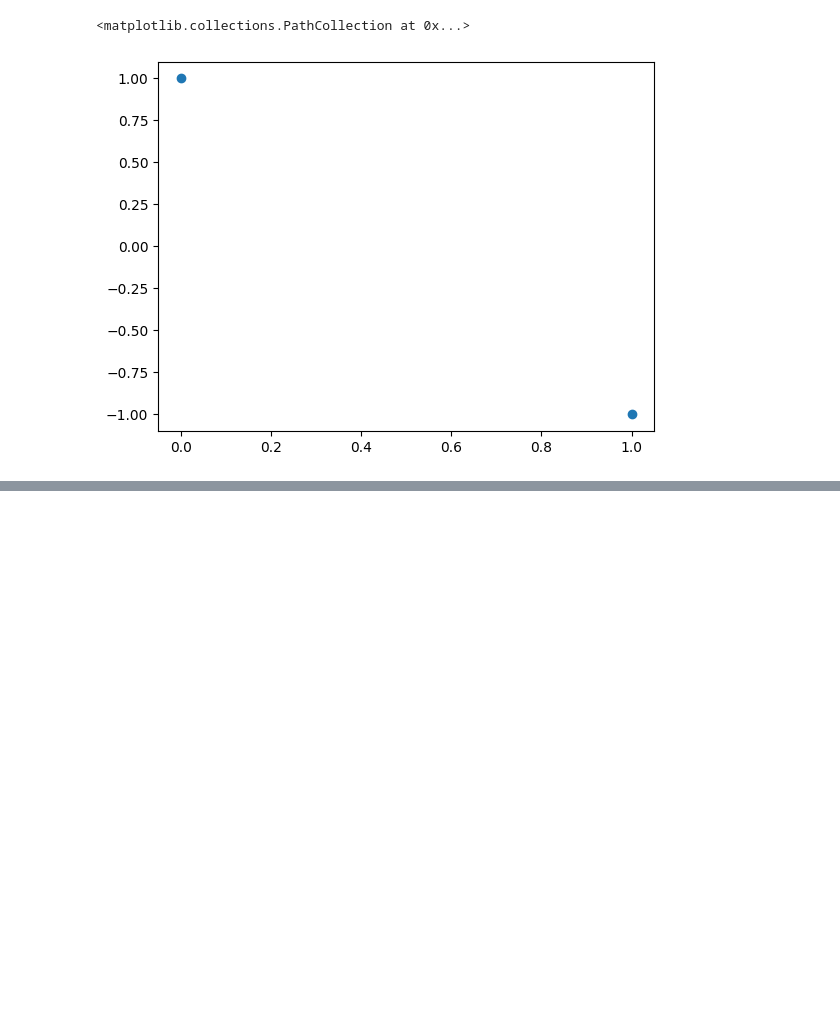
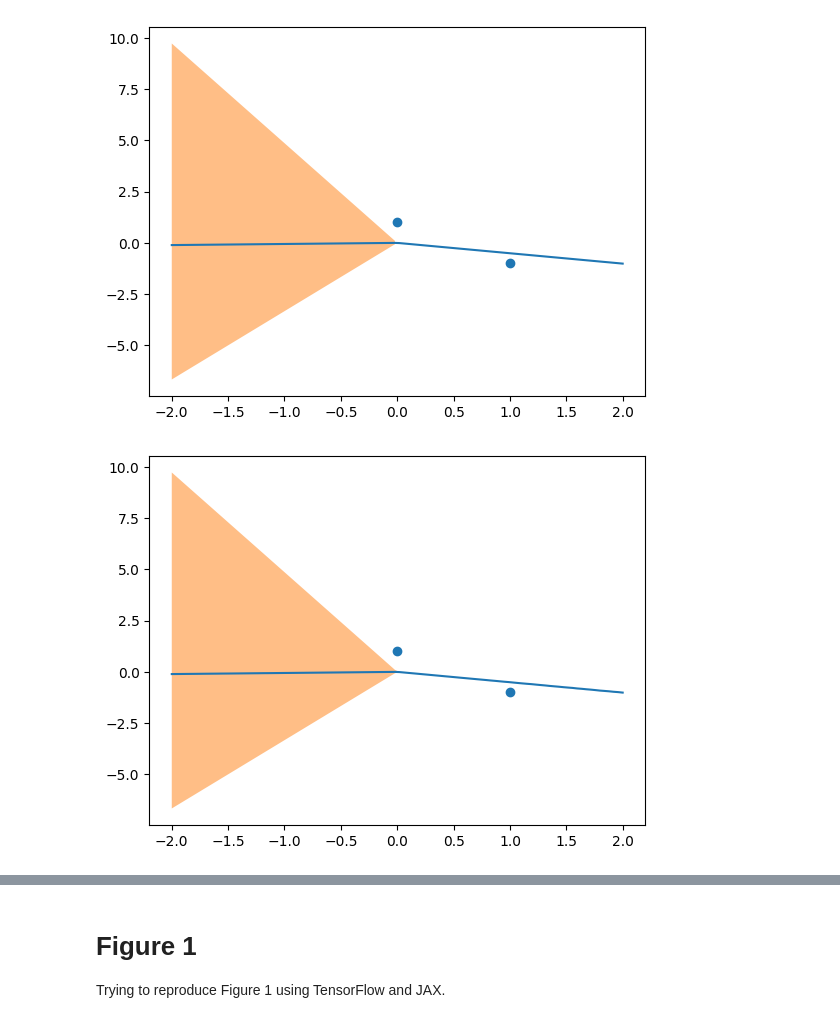
Before and after one commit to tnpw2/neural-tangents, a Jupyter notebook: notebooks/fig_reproduce.ipynb, the cells around one changed output, grey strips where cells are left out. Drawn from its saved outputs; the diff is of its cells as text; code cells hidden in the pictures; blank space fills up the shorter version.

```diff
--- a/notebooks/fig_reproduce.ipynb
+++ b/notebooks/fig_reproduce.ipynb
@@ -60,6 +72,9 @@ nngp_mean, nngp_cov = predict_fn(t=ts[-1], x_test=x_test, get='nngp', compute_co
-# %%
-plt.plot(x_test, ntk_means[2])
-plt.scatter(x_train[jnp.array([0,-1])], y_train[jnp.array([0,-1])])
-# %% [output]
-<matplotlib.collections.PathCollection at 0x...>
-[figure, removed]
+# %%
+for i in range(len(ntk_covs)):
+    plt.plot(x_test, ntk_means[i])
+    plt.scatter(x_train[jnp.array([0,-1])], y_train[jnp.array([0,-1])])
+    plt.fill_between(x_test.reshape(-1), (ntk_means[i].reshape(-1)-2*np.sqrt(np.diag(ntk_covs[i]))), (ntk_means[i].reshape(-1)+3*np.sqrt(np.diag(ntk_covs[i]))), alpha=0.5)
+    plt.show()
+# %% [output]
+[figure, added]
+[figure, added]
@@ -65,0 +91,3 @@ plt.scatter(x_train[jnp.array([0,-1])], y_train[jnp.array([0,-1])])
+# %% [markdown]
+# Figure 1
+Trying to reproduce Figure 1 using TensorFlow and JAX.
```
Also changed, not shown: parts of 11 cells of this notebook.
